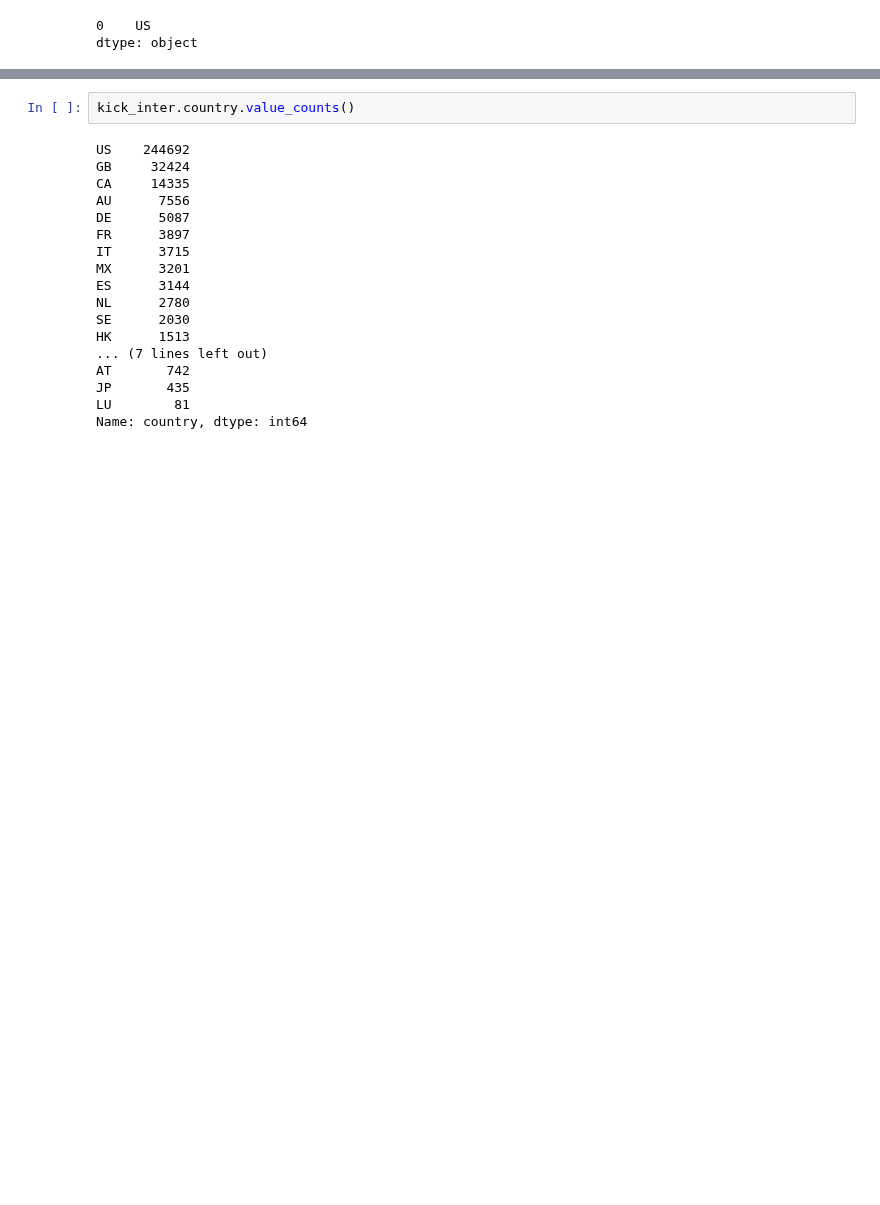
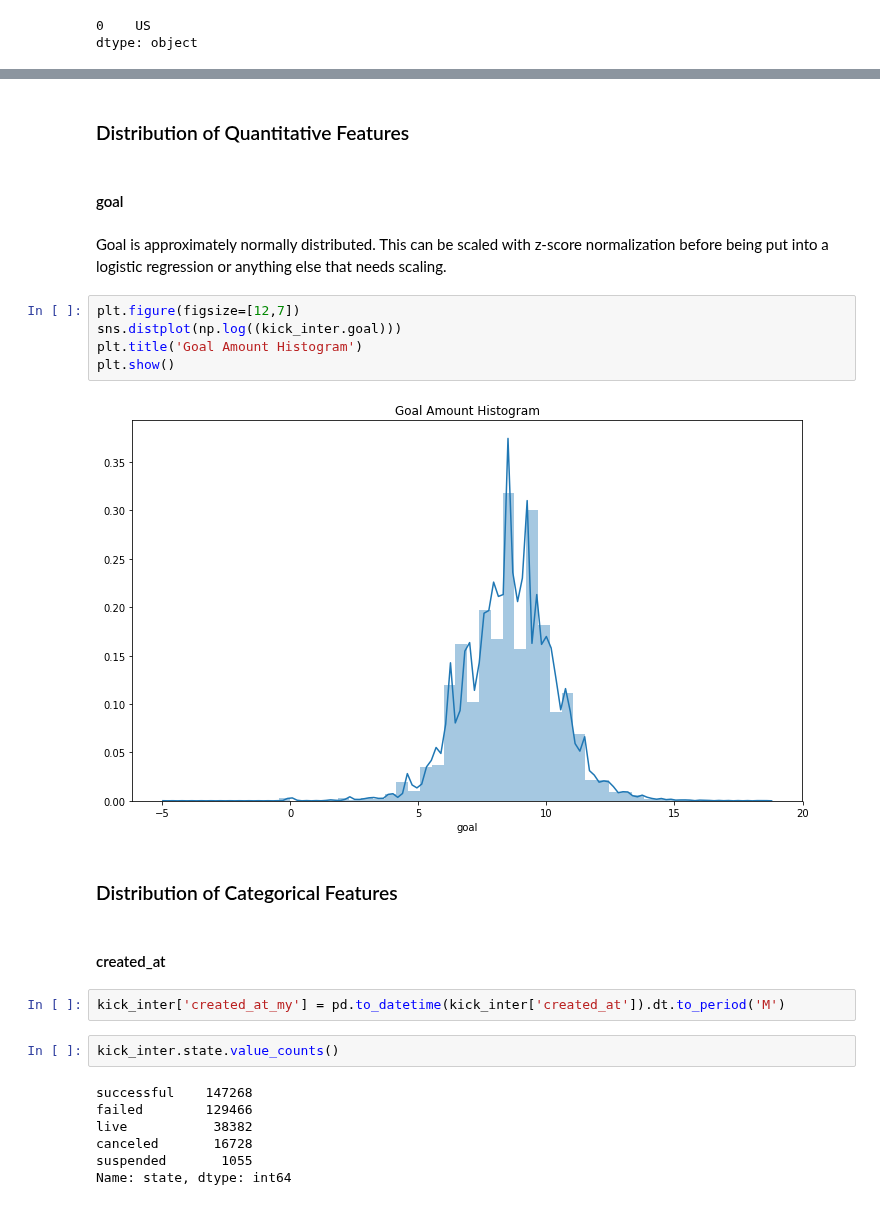
Before and after one commit to nateej1/kickstarter-campaign-classification, a Jupyter notebook: notebooks/01_exploration/20190814-mlb-intermediate-data-exploration-kick_inter.ipynb, the cells around one changed output, grey strips where cells are left out. Cells and saved outputs as stored; diff of their text form; blank space fills up the shorter version.

```diff
--- a/notebooks/01_exploration/20190814-mlb-intermediate-data-exploration-kick_inter.ipynb
+++ b/notebooks/01_exploration/20190814-mlb-intermediate-data-exploration-kick_inter.ipynb
@@ -143,20 +161,28 @@ dtype: object
+# %% [markdown]
+### Distribution of Quantitative Features
+# %% [markdown]
+#### goal
+# %% [markdown]
+Goal is approximately normally distributed. This can be scaled with z-score normalization before being put into a logistic regression or anything else that needs scaling.
+# %%
+plt.figure(figsize=[12,7])
+sns.distplot(np.log((kick_inter.goal)))
+plt.title('Goal Amount Histogram')
+plt.show()
+# %% [output]
+[figure, added]
+# %% [markdown]
+### Distribution of Categorical Features
+# %% [markdown]
+#### created_at
+# %%
+kick_inter['created_at_my'] = pd.to_datetime(kick_inter['created_at']).dt.to_period('M')
 # %%
-kick_inter.country.value_counts()
+kick_inter.state.value_counts()
 # %% [output]
-US    244692
-GB     32424
-CA     14335
-AU      7556
-DE      5087
-FR      3897
-IT      3715
-MX      3201
-ES      3144
-NL      2780
-SE      2030
-HK      1513
-... (7 lines left out)
-AT       742
-JP       435
-LU        81
-Name: country, dtype: int64
+successful    147268
+failed        129466
+live           38382
+canceled       16728
+suspended       1055
+Name: state, dtype: int64
```
Also changed, not shown: parts of 18 cells of this notebook, 2 other files.
